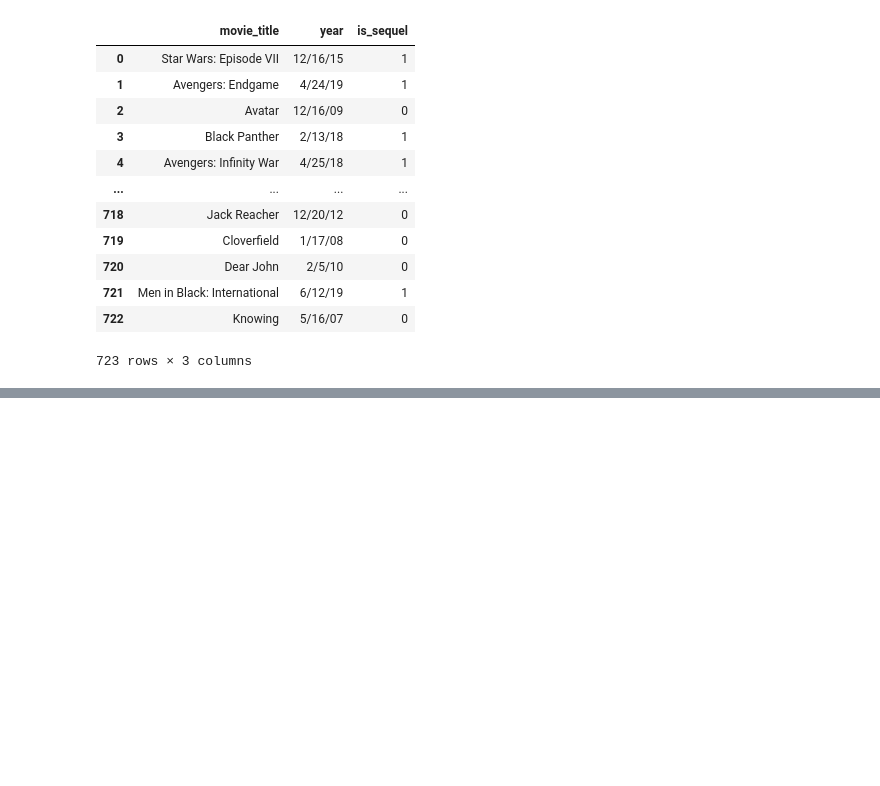
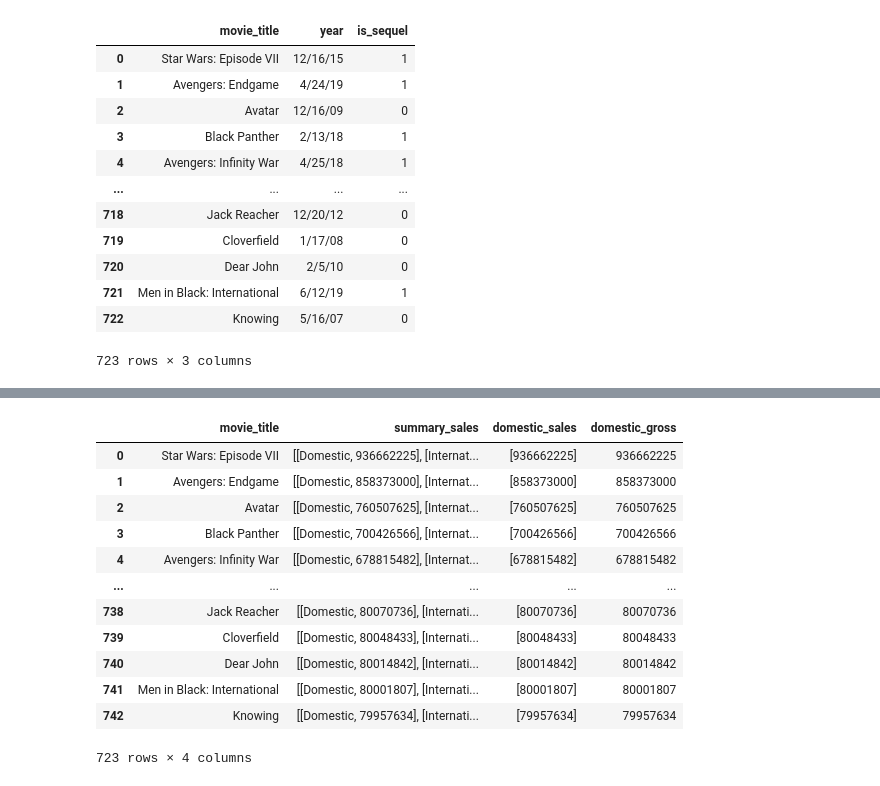
Before and after one commit to tawney-kirkland/02-luther, a Jupyter notebook: pre-processing_draft.ipynb, the cells around one changed output, grey strips where cells are left out. Drawn from its saved outputs; the diff is of its cells as text; code cells hidden in the pictures; blank space fills up the shorter version.

```diff
--- a/pre-processing_draft.ipynb
+++ b/pre-processing_draft.ipynb
@@ -411,0 +508,16 @@ master_df['top25_d'] = np.where((master_df['director'] == 'Anthony Russo') |
+# %%
+master_df[['movie_title','summary_sales','domestic_sales','domestic_gross']]
+# %% [output]
+|  | movie_title | summary_sales | domestic_sales | domestic_gross |
+| 0 | Star Wars: Episode VII | [[Domestic, 936662225], [Internat... | [936662225] | 936662225 |
+| 1 | Avengers: Endgame | [[Domestic, 858373000], [Internat... | [858373000] | 858373000 |
+| 2 | Avatar | [[Domestic, 760507625], [Internat... | [760507625] | 760507625 |
+| 3 | Black Panther | [[Domestic, 700426566], [Internat... | [700426566] | 700426566 |
+| 4 | Avengers: Infinity War | [[Domestic, 678815482], [Internat... | [678815482] | 678815482 |
+| ... | ... | ... | ... | ... |
+| 738 | Jack Reacher | [[Domestic, 80070736], [Internati... | [80070736] | 80070736 |
+| 739 | Cloverfield | [[Domestic, 80048433], [Internati... | [80048433] | 80048433 |
+| 740 | Dear John | [[Domestic, 80014842], [Internati... | [80014842] | 80014842 |
+| 741 | Men in Black: International | [[Domestic, 80001807], [Internati... | [80001807] | 80001807 |
+| 742 | Knowing | [[Domestic, 79957634], [Internati... | [79957634] | 79957634 |
+723 rows × 4 columns
```
Also changed, not shown: parts of 24 cells of this notebook, 1 other file.
